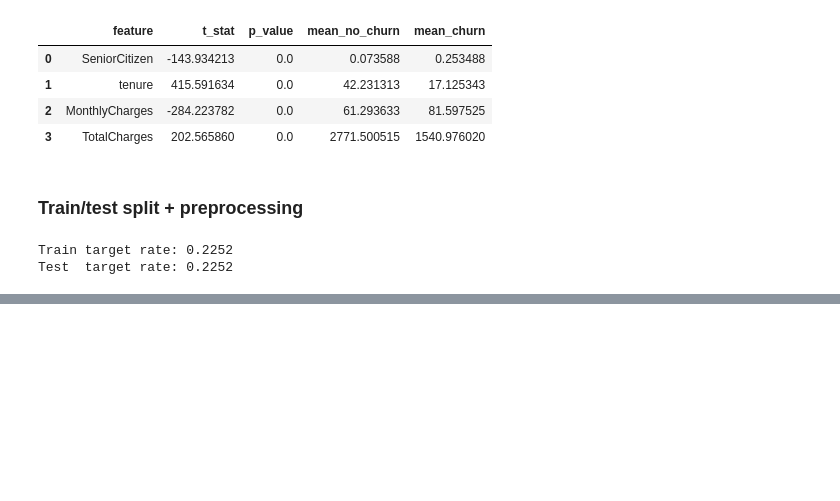
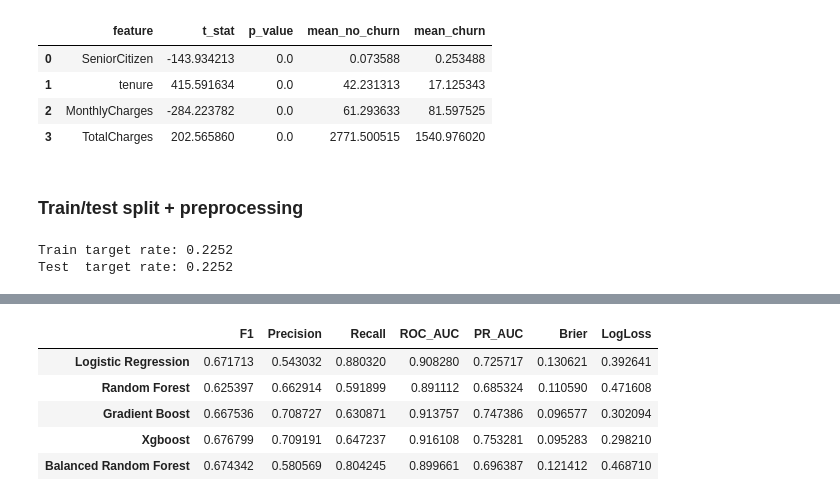
Before and after one commit to mdmohsin212/Kaggle-competitions, a Jupyter notebook: Predict Customer Churn/notebook/churn.ipynb, the cells around one changed output, grey strips where cells are left out. Cells and saved outputs as stored; diff of their text form; code cells hidden in the pictures; blank space fills up the shorter version.

```diff
--- a/Predict Customer Churn/notebook/churn.ipynb
+++ b/Predict Customer Churn/notebook/churn.ipynb
@@ -305,0 +372,10 @@ models = {
+# %%
+results_df = pd.DataFrame(evaluate_results).T
+display(results_df)
+# %% [output]
+|  | F1 | Precision | Recall | ROC_AUC | PR_AUC | Brier | LogLoss |
+| Logistic Regression | 0.671713 | 0.543032 | 0.880320 | 0.908280 | 0.725717 | 0.130621 | 0.392641 |
+| Random Forest | 0.625397 | 0.662914 | 0.591899 | 0.891112 | 0.685324 | 0.110590 | 0.471608 |
+| Gradient Boost | 0.667536 | 0.708727 | 0.630871 | 0.913757 | 0.747386 | 0.096577 | 0.302094 |
+| Xgboost | 0.676799 | 0.709191 | 0.647237 | 0.916108 | 0.753281 | 0.095283 | 0.298210 |
+| Balanced Random Forest | 0.674342 | 0.580569 | 0.804245 | 0.899661 | 0.696387 | 0.121412 | 0.468710 |
```
Also changed, not shown: parts of 14 cells of this notebook.
